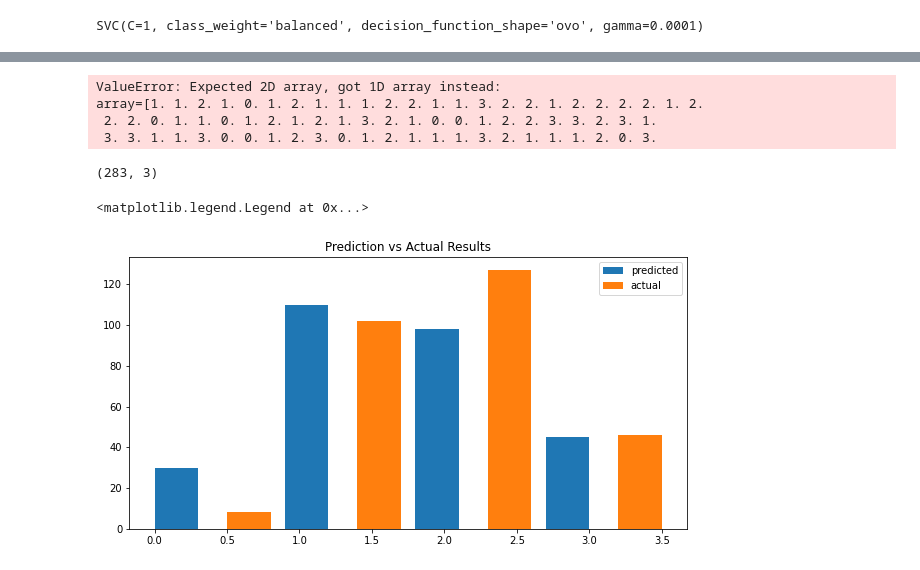
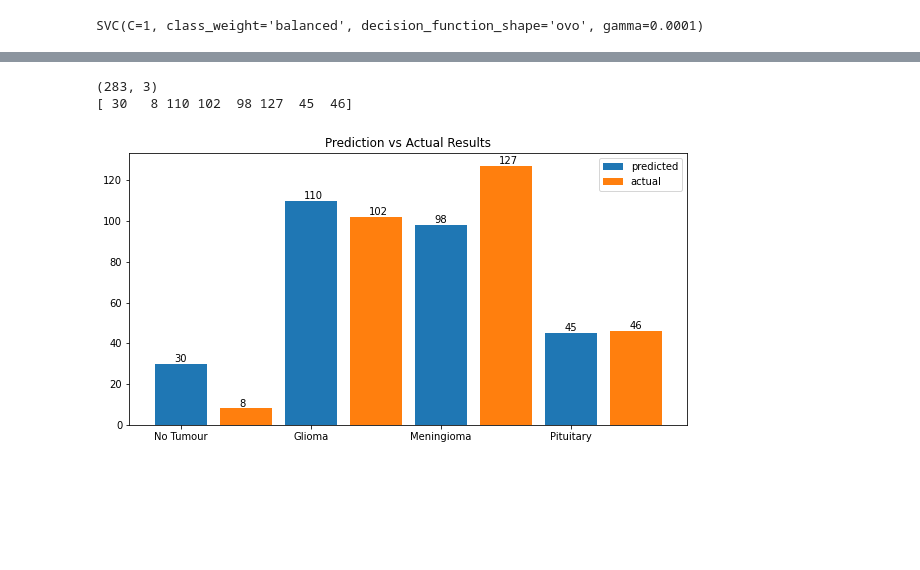
Before and after one commit to Shahak-Kuba/CAB420_Group, a Jupyter notebook: Reduction_SVM_Classifier.ipynb, the cells around one changed output, grey strips where cells are left out. Cells and saved outputs as stored; diff of their text form; code cells hidden in the pictures; blank space fills up the shorter version.

```diff
--- a/Reduction_SVM_Classifier.ipynb
+++ b/Reduction_SVM_Classifier.ipynb
@@ -179,29 +183,37 @@ weighted avg       0.67      0.62      0.63       283
-# %%
-embeddings = svm.predict(transformed_test_LDA)
-tsne_embeddings = TSNE(random_state=4).fit_transform(embeddings)
-labels = ['No tumor', 'Meningioma Tumor', 'Pituitary Tumor', 'Glioma Tumor']
-scatter = plt.scatter(tsne_embeddings[:,0], tsne_embeddings[:,1], c = test_y.flatten());
-handles, _ = scatter.legend_elements(prop='colors')
-plt.legend(handles, labels)
-plt.gcf().set_size_inches((15, 15))
-plt.show()
-# %% [output]
-ValueError: Expected 2D array, got 1D array instead:
-array=[1. 1. 2. 1. 0. 1. 2. 1. 1. 1. 2. 2. 1. 1. 3. 2. 2. 1. 2. 2. 2. 2. 1. 2.
- 2. 2. 0. 1. 1. 0. 1. 2. 1. 2. 1. 3. 2. 1. 0. 0. 1. 2. 2. 3. 3. 2. 3. 1.
- 3. 3. 1. 1. 3. 0. 0. 1. 2. 3. 0. 1. 2. 1. 1. 1. 3. 2. 1. 1. 1. 2. 0. 3.
-# %%
-print(transformed_test_LDA.shape)
-pred = svm.predict(transformed_test_LDA);
-
-fig = plt.figure(figsize=[10, 5])
-ax = fig.subplots()
-ax.hist(pred)
-test_thing = test_y[:] + 0.5
-ax.hist(test_thing)
-ax.set_title('Prediction vs Actual Results')
-ax.legend(['predicted', 'actual'])
-# %% [output]
-(283, 3)
-<matplotlib.legend.Legend at 0x...>
-[figure, removed]
+# %%
+print(transformed_test_LDA.shape)
+pred = svm.predict(transformed_test_LDA);
+
+fig = plt.figure(figsize=[10, 5])
+ax = fig.subplots()
+
+test_thing = test_y[:] + 0.5
+
+all_counts = []
+for i in range(len(pred)):
+    all_counts.append(pred[i])
+    all_counts.append(test_thing[i][0])
+
+labels_all, count_all = np.unique(all_counts, return_counts=True)
+print(count_all)
+
+labels, counts = np.unique(pred, return_counts=True)
+labels = ['No Tumour', 'Glioma', 'Meningioma', 'Pituitary']
+ax.set_title('Prediction vs Actual Results')
+plt.bar(labels, counts, align='center', width = 0.4)
+plt.gca().set_xticks(labels)
+test_thing = test_y[:] + 0.5
+labels, counts = np.unique(test_thing, return_counts=True)
+plt.bar(labels, counts, align='center', width = 0.4)
+ax.legend(['predicted', 'actual'])
+
+x = [0,0.5,1,1.5,2,2.5,3,3.5]
+
+for i in range(len(count_all)):
+    ax.text(x[i]-0.05, count_all[i] + 1, str(count_all[i]))
+
+plt.show()
+# %% [output]
+(283, 3)
+[ 30   8 110 102  98 127  45  46]
+[figure, added]
```
Also changed, not shown: parts of 2 cells of this notebook, 4 other files.
